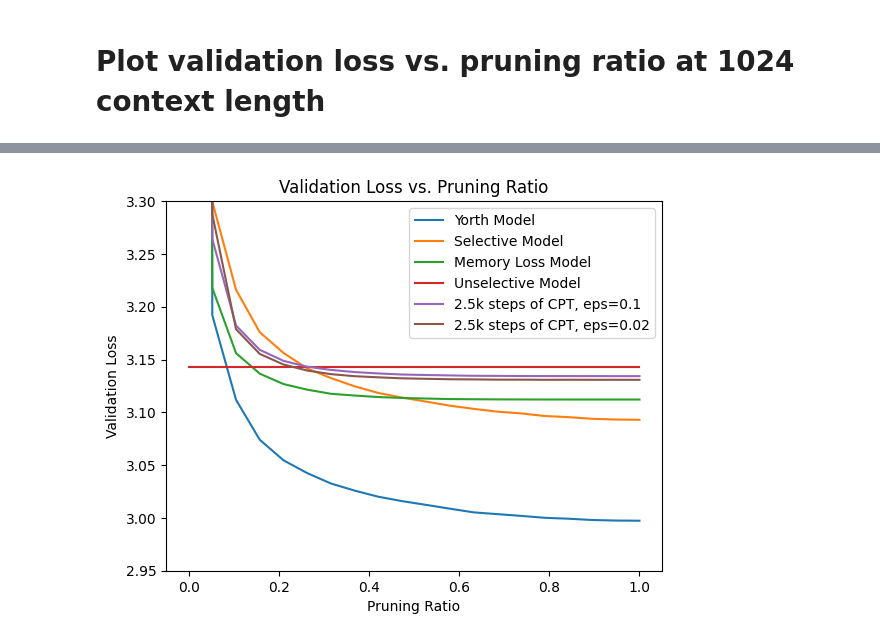
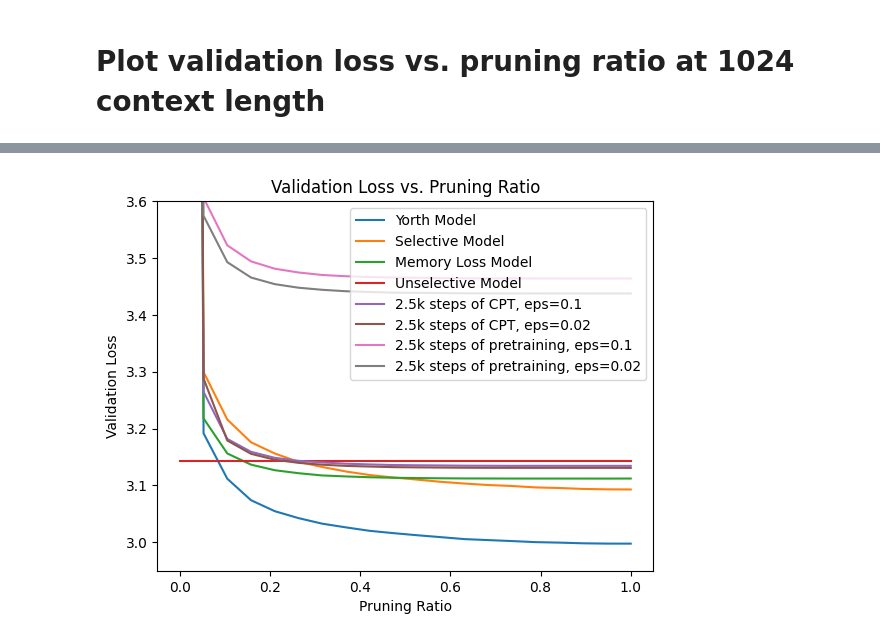
Before and after one commit to andrew-healey/context-compression, a Jupyter notebook: test-trained-model.ipynb, the cells around one changed output, grey strips where cells are left out. Drawn from its saved outputs; the diff is of its cells as text; code cells hidden in the pictures.

```diff
--- a/test-trained-model.ipynb
+++ b/test-trained-model.ipynb
@@ -23,7 +23,7 @@ top_k = 200 # retain only the top_k most likely tokens, clamp others to have 0 p
 seed = 1337
 device = 'cuda' # examples: 'cpu', 'cuda', 'cuda:0', 'cuda:1', etc.
 dtype = 'bfloat16' if torch.cuda.is_available() and torch.cuda.is_bf16_supported() else 'float16' # 'float32' or 'bfloat16' or 'float16'
-compile = False # use PyTorch 2.0 to compile the model to be faster
+compile = True # use PyTorch 2.0 to compile the model to be faster
 
 torch.manual_seed(seed)
 torch.cuda.manual_seed(seed)
@@ -234,7 +236,7 @@ validation perplexity: 23.1800
 import numpy as np
 from context_compression.data import DataLoaderLite
 
-def get_validation_loss_at_diff_ratios(config,ckpt_path):
+def get_validation_loss_at_diff_ratios(config,ckpt_path,n_ratios=20):
     model = GPT(config)
 
     checkpoint = torch.load(ckpt_path, map_location=device)
@@ -259,7 +261,7 @@ def get_validation_loss_at_diff_ratios(config,ckpt_path):
 
     model.eval()
 
-    ratios = np.linspace(0, 1, 20)
+    ratios = np.linspace(0, 1, n_ratios)
     losses = []
     for ratio in tqdm(ratios):
         config.hard_pruning_constant = ratio
@@ -306,3 +308,19 @@ restarted_penalty_oh_point_one = get_validation_loss_at_diff_ratios(config, ckpt
 config = GPTConfig(attention_kind=AttentionKind.SELECTIVE, for_inference=True, vocab_size=50304,n_head=13)
 ckpt_path = hf_hub_download(repo_id="andrew-healey/context-compression",filename="self_to_selective_run_2_restarted_with_memory_penalty_0.02/model_02499.pt")
 restarted_penalty_oh_point_zero_two = get_validation_loss_at_diff_ratios(config, ckpt_path)
+
+config = GPTConfig(attention_kind=AttentionKind.SELECTIVE, for_inference=True, vocab_size=50304,n_head=13)
+ckpt_path = hf_hub_download(repo_id="andrew-healey/context-compression",filename="scratch_selective_run_0_memory_penalty_0.1/model_02499.pt")
+short_pretrained_ratios_eps_oh_point_one, short_pretrained_losses_eps_oh_point_one = get_validation_loss_at_diff_ratios(config, ckpt_path)
+
+config = GPTConfig(attention_kind=AttentionKind.SELECTIVE, for_inference=True, vocab_size=50304,n_head=13)
+ckpt_path = hf_hub_download(repo_id="andrew-healey/context-compression",filename="scratch_selective_run_0_memory_penalty_0.02/model_02499.pt")
+short_pretrained_ratios_eps_oh_point_zero_two, short_pretrained_losses_eps_oh_point_zero_two = get_validation_loss_at_diff_ratios(config, ckpt_path)
+
+config = GPTConfig(attention_kind=AttentionKind.SELECTIVE, for_inference=True, vocab_size=50304,n_head=13)
+ckpt_path = hf_hub_download(repo_id="andrew-healey/context-compression",filename="scratch_selective_run_0_memory_penalty_0.1/model_02499.pt")
+short_pretrained_ratios_eps_oh_point_one, short_pretrained_losses_eps_oh_point_one = get_validation_loss_at_diff_ratios(config, ckpt_path)
+
+config = GPTConfig(attention_kind=AttentionKind.SELECTIVE, for_inference=True, vocab_size=50304,n_head=13)
+ckpt_path = hf_hub_download(repo_id="andrew-healey/context-compression",filename="scratch_selective_run_0_memory_penalty_0.02/model_02499.pt")
+short_pretrained_ratios_eps_oh_point_zero_two, short_pretrained_losses_eps_oh_point_zero_two = get_validation_loss_at_diff_ratios(config, ckpt_path)
@@ -309,18 +332,20 @@ restarted_penalty_oh_point_zero_two = get_validation_loss_at_diff_ratios(config,
 # %%
 import matplotlib.pyplot as plt
 
 
 plt.plot(yorth_ratios, yorth_losses, label='Yorth Model')
 plt.plot(selective_ratios, selective_losses, label='Selective Model')
 plt.plot(memory_loss_ratios, memory_loss_losses, label='Memory Loss Model')
 plt.plot(unselective_ratios, unselective_losses, label='Unselective Model')
 plt.plot(restarted_penalty_oh_point_one[0], restarted_penalty_oh_point_one[1], label='2.5k steps of CPT, eps=0.1')
 plt.plot(restarted_penalty_oh_point_zero_two[0], restarted_penalty_oh_point_zero_two[1], label='2.5k steps of CPT, eps=0.02')
-plt.ylim(2.95, 3.3)
+plt.plot(short_pretrained_ratios_eps_oh_point_one, short_pretrained_losses_eps_oh_point_one, label='2.5k steps of pretraining, eps=0.1')
+plt.plot(short_pretrained_ratios_eps_oh_point_zero_two, short_pretrained_losses_eps_oh_point_zero_two, label='2.5k steps of pretraining, eps=0.02')
+plt.ylim(2.95, 3.6)
 plt.title("Validation Loss vs. Pruning Ratio")
 plt.xlabel("Pruning Ratio")
 plt.ylabel("Validation Loss")
 plt.legend()
 plt.show()
 # %% [output]
-[figure, old version]
+[figure, new version]
```
Also changed, not shown: parts of 3 cells of this notebook, 1 other file.
